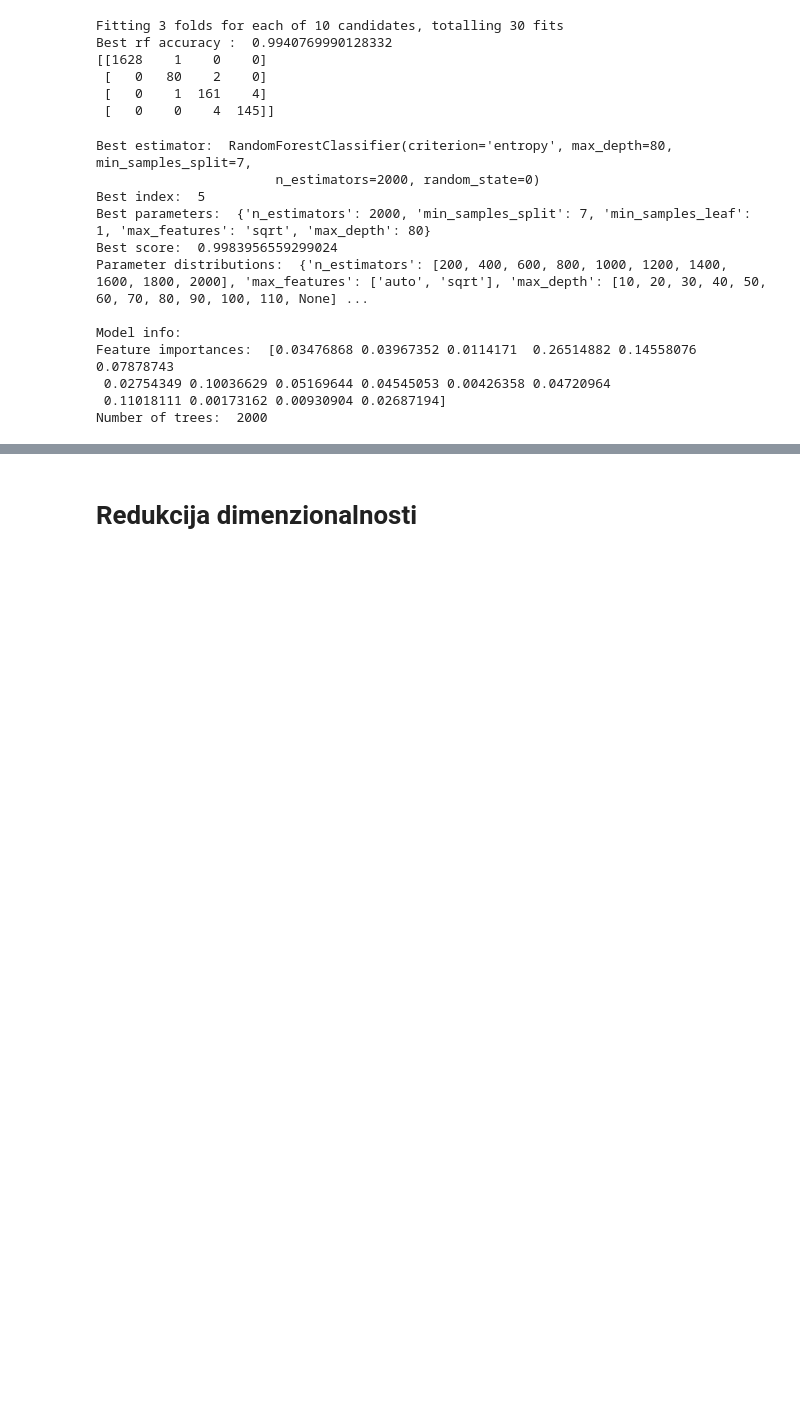
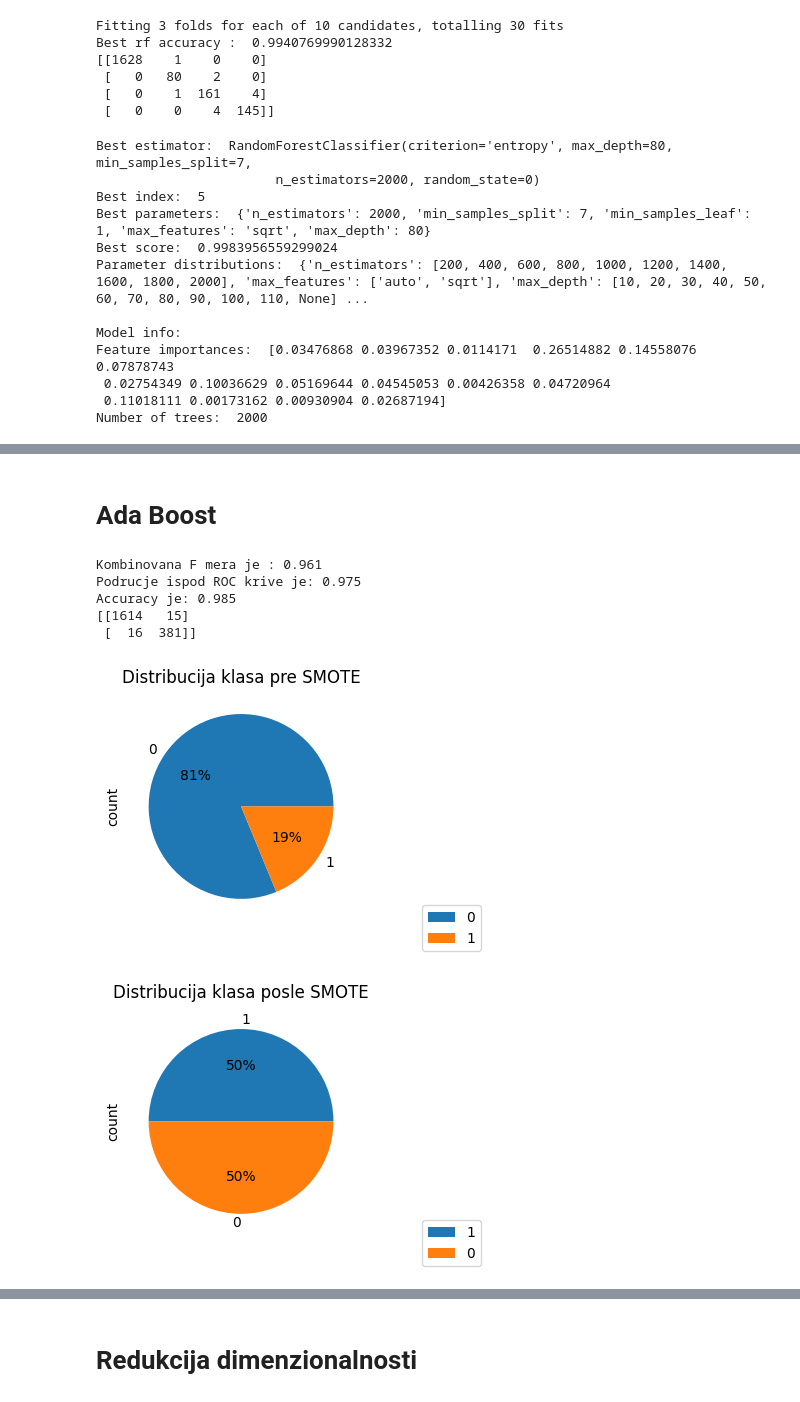
Before and after one commit to NastasijaaS/Machine-Learning-Classification, a Jupyter notebook: projekat1.ipynb, the cells around one changed output, grey strips where cells are left out. Saved outputs shown, nothing was run; the diff lists cells and outputs as text; code cells hidden in the pictures; blank space fills up the shorter version.

```diff
--- a/projekat1.ipynb
+++ b/projekat1.ipynb
@@ -879,0 +978,5 @@ Number of trees:  2000
+# %%
+#brisanje svih light
+
+data = data.drop(["S1_Light","S2_Light","S3_Light","S4_Light"], axis=1)
+data.columns
@@ -879,0 +988,5 @@ Number of trees:  2000
+# %%
+cols = [col for col in data.columns if col not in ['Room_Occupancy_Count']]
+data_features = data[cols]
+target = data['Room_Occupancy_Count']
+data_features.head(2)
@@ -879,0 +1042,58 @@ Number of trees:  2000
+# %% [markdown]
+# Ada Boost
+# %%
+
+from sklearn.svm import SVC
+from sklearn import preprocessing
+from sklearn.metrics import f1_score, roc_auc_score, accuracy_score, confusion_matrix
+
+svc_model = SVC(kernel="linear", random_state=0, probability=True)
+scaler = preprocessing.StandardScaler()
+
+data_train_scaler = scaler.fit_transform(data_train)
+data_test_scaler = scaler.transform(data_test)
+
+pred = svc_model.fit(data_train_scaler, target_train).predict(data_test_scaler)
+
+f1 = f1_score(target_test, pred)
+auc = roc_auc_score(target_test, pred)
+acc = accuracy_score(target_test, pred)
+
+print("Kombinovana F mera je : %0.3f" % f1)
+print("Podrucje ispod ROC krive je: %0.3f" % auc)
+print("Accuracy je: %0.3f" % acc)
+print(confusion_matrix(target_test, pred))
+# %% [output]
+Kombinovana F mera je : 0.961
+Podrucje ispod ROC krive je: 0.975
+Accuracy je: 0.985
+[[1614   15]
+ [  16  381]]
+# %%
+from imblearn.over_sampling import SMOTE
+
+data_pre_smote = pd.DataFrame({'Class': target})
+class_counts_pre_smote = data_pre_smote['Class'].value_counts()
+
+plt.figure(figsize=(5, 3))
+pie_pre_smote = class_counts_pre_smote.plot(kind='pie', autopct='%1.0f%%')
+pie_pre_smote.figure.set_size_inches(5, 3)
+pie_pre_smote.figure.legend(loc='lower right')
+plt.title("Distribucija klasa pre SMOTE")
+plt.show()
+
+sm = SMOTE(random_state=2)
+data_features_res, target_res = sm.fit_resample(data_features, target)
+
+data_post_smote = pd.DataFrame({'Class': target_res})
+class_counts_post_smote = data_post_smote['Class'].value_counts()
+
+plt.figure(figsize=(5, 3))
+pie_post_smote = class_counts_post_smote.plot(kind='pie', autopct='%1.0f%%')
+pie_post_smote.figure.set_size_inches(5, 3)
+pie_post_smote.figure.legend(loc='lower right')
+plt.title("Distribucija klasa posle SMOTE")
+plt.show()
+# %% [output]
+[figure, added]
+[figure, added]
```
Also changed, not shown: parts of 25 cells of this notebook.
